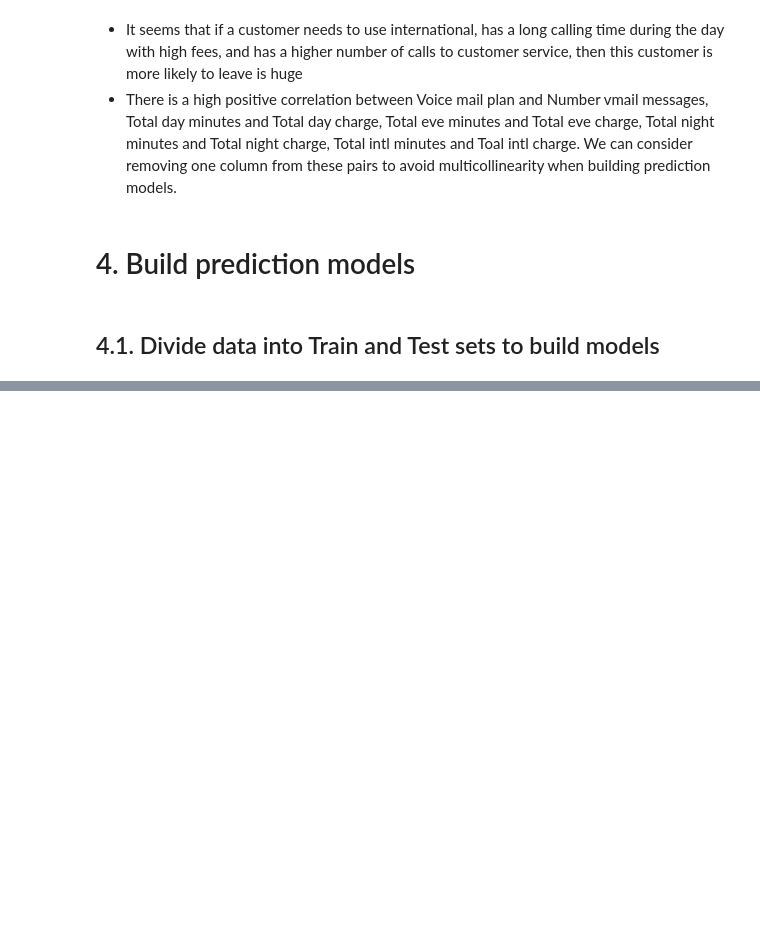
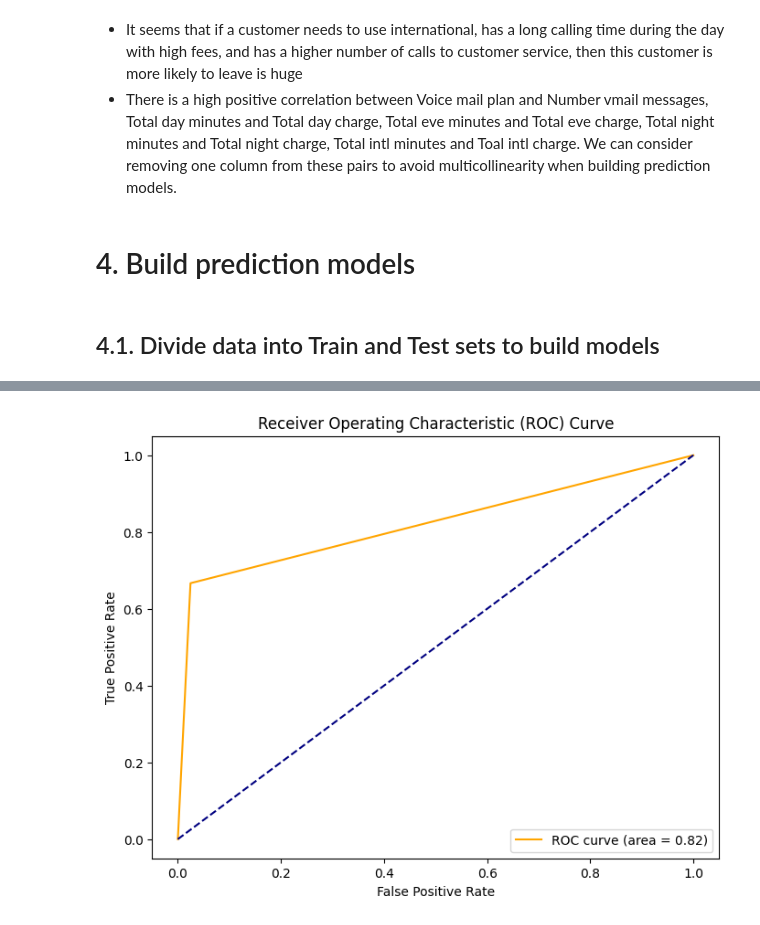
Before and after one commit to NgTrDung/Customer-Churn-Prediction, a Jupyter notebook: customer_churn_predict.ipynb, the cells around one changed output, grey strips where cells are left out. Saved outputs shown, nothing was run; the diff lists cells and outputs as text; code cells hidden in the pictures; blank space fills up the shorter version.

```diff
--- a/customer_churn_predict.ipynb
+++ b/customer_churn_predict.ipynb
@@ -358,4 +328,4 @@ weighted avg       0.94      0.94      0.94       667
 # %%
 scaler = StandardScaler()
-X_train = scaler.fit_transform(X_train)
-X_test = scaler.transform(X_test)
+X_train_scaled = scaler.fit_transform(X_train)
+X_test_scaled = scaler.transform(X_test)
@@ -408,0 +332,18 @@ Loss trên dữ liệu kiểm tra: 0.19535431265830994
+# %%
+custom_optimizer = Adam(learning_rate=0.001)
+
+model = keras.Sequential([
+    Dense(128, activation='relu', input_shape=(X_train_scaled.shape[1],)),
+    Dropout(0.2),
+    Dense(64, activation='relu'),
+    Dropout(0.2),
+    Dense(32, activation='relu'),
+    Dropout(0.2),
+    Dense(16, activation='relu'),
+    Dropout(0.2),
+    Dense(1, activation='sigmoid')
+])
+# %%
+model.compile(optimizer=custom_optimizer, loss='binary_crossentropy', metrics = ['accuracy'])
+
+history = model.fit(X_train_scaled, y_train, epochs=200, verbose=1, batch_size=32, validation_split=0.2)
@@ -408,0 +368,3 @@ Loss trên dữ liệu kiểm tra: 0.19535431265830994
+# %%
+y_pred = model.predict(X_test_scaled)
+y_pred = (y_pred > 0.5).astype(int)
@@ -408,0 +384,15 @@ Loss trên dữ liệu kiểm tra: 0.19535431265830994
+# %%
+fpr, tpr, thresholds = roc_curve(y_test, y_pred)
+
+auc = roc_auc_score(y_test, y_pred)
+
+plt.figure(figsize=(8, 6))
+plt.plot(fpr, tpr, color='orange', label='ROC curve (area = %0.2f)' % auc)
+plt.plot([0, 1], [0, 1], color='navy', linestyle='--')
+plt.xlabel('False Positive Rate')
+plt.ylabel('True Positive Rate')
+plt.title('Receiver Operating Characteristic (ROC) Curve')
+plt.legend(loc='lower right')
+plt.show()
+# %% [output]
+[figure, added]
```
Also changed, not shown: parts of 11 cells of this notebook, 2 other files.
